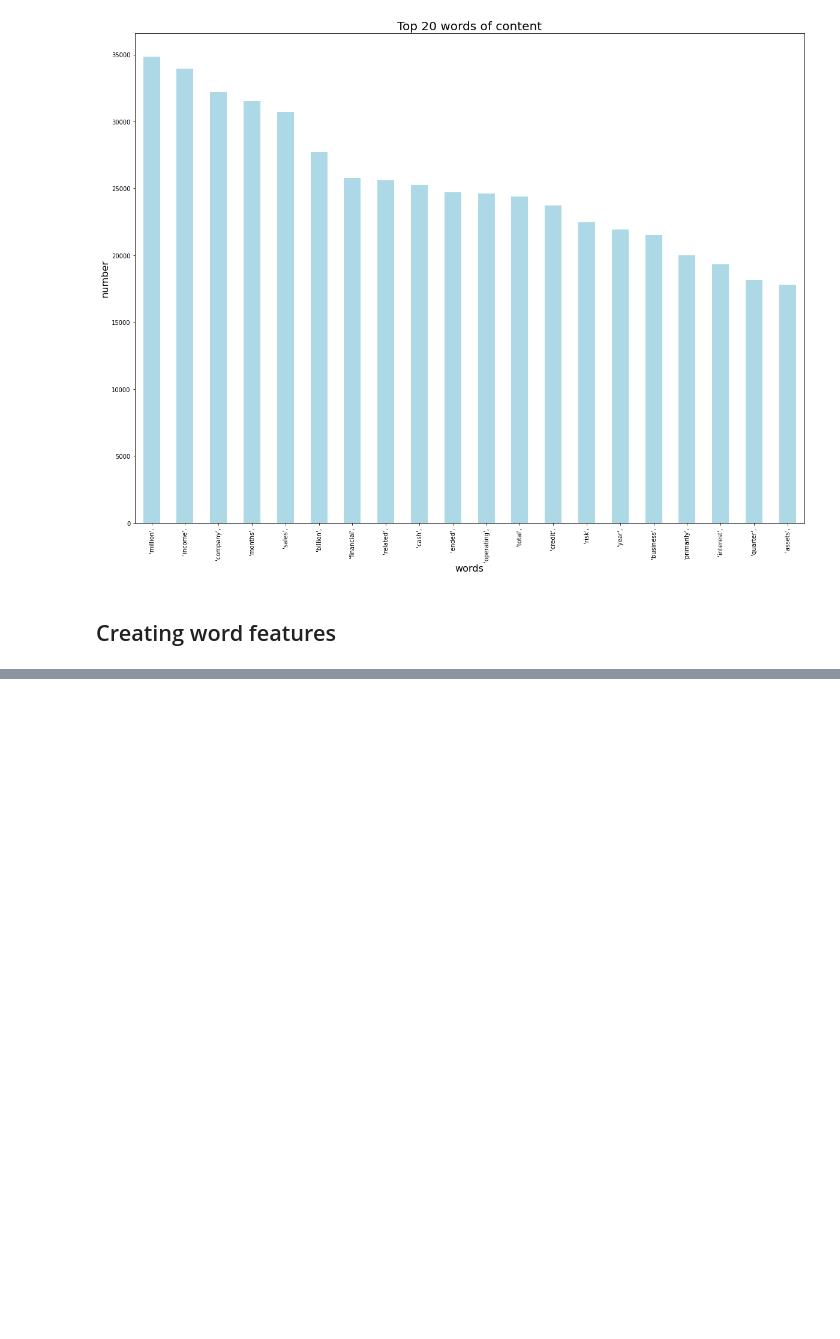
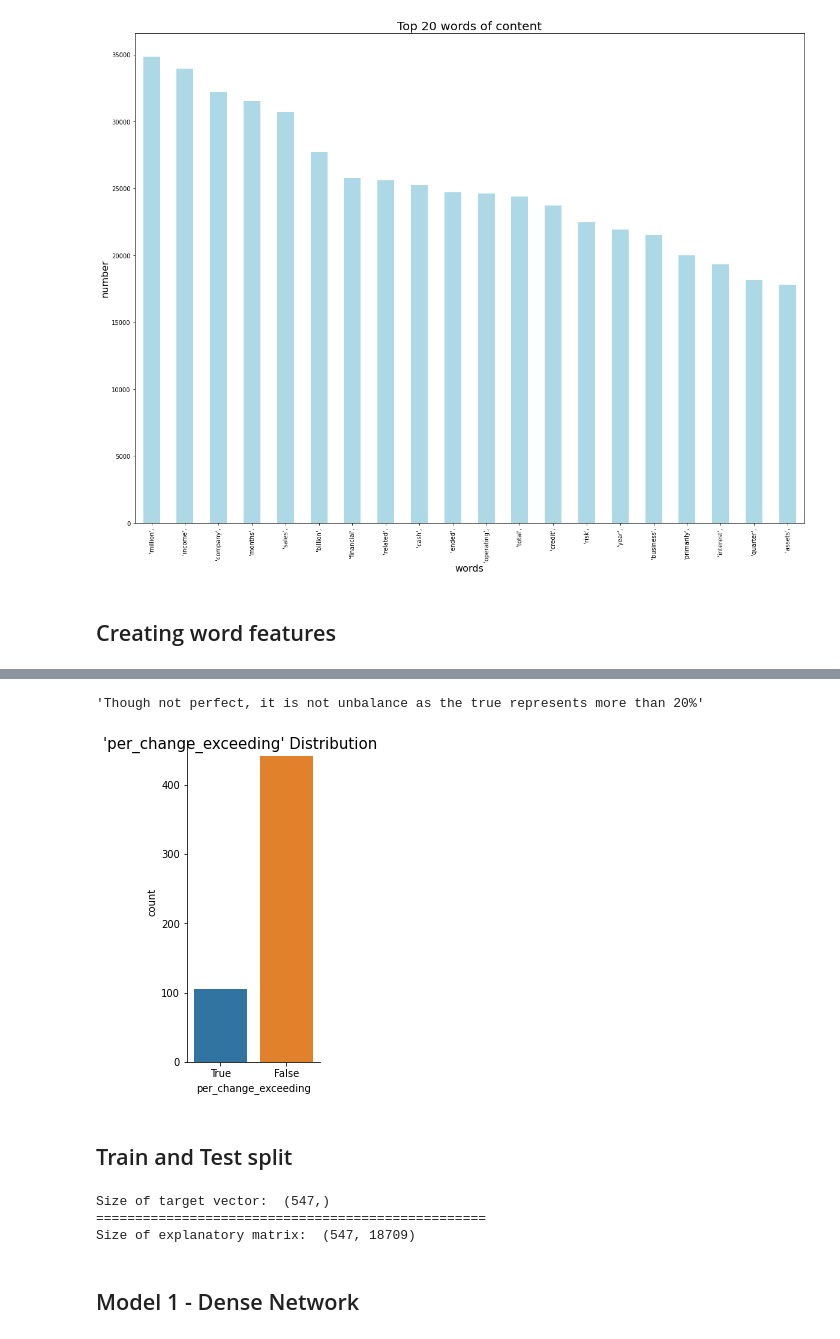
Before and after one commit to Dhruba44/capstone_projectb, a Jupyter notebook: Modelling.ipynb, the cells around one changed output, grey strips where cells are left out. Cells and saved outputs as stored; diff of their text form; code cells hidden in the pictures; blank space fills up the shorter version.

```diff
--- a/Modelling.ipynb
+++ b/Modelling.ipynb
@@ -321,0 +320,2 @@ df_final.head(3)
+# %%
+df_final_2 = df_final.drop(columns = ['file_date','conformed_period'])
@@ -321,0 +324,14 @@ df_final.head(3)
+# %%
+import pandas as pd
+categorical_columns = ['company_ticker','doc_type','beat_expect','conf_pd_mon']
+
+for column in categorical_columns:
+#     print(column, ' ', df_final_2.dtypes[column])
+    tempdf = pd.get_dummies(df_final_2[column], prefix=column)
+    df_final_2 = pd.merge(
+        left=df_final_2,
+        right=tempdf,
+        left_index=True,
+        right_index=True,
+    )
+    df_final_2 = df_final_2.drop(columns=column)
@@ -321,0 +345,36 @@ df_final.head(3)
+# %%
+### Converting Precentage change to boolean variable based on whether the change is exceeding 7%
+
+per_change_exceeding = []
+
+for index, row in df_final_2.iterrows():
+    if row['percent_change'] > 5:
+          per_change_exceeding.append("True")
+    else:
+        per_change_exceeding.append("False")
+# %%
+## adding the response variable to the dataframe and dropping contineous values of percent change
+df_final_2["per_change_exceeding"] = per_change_exceeding
+df_final_2 = df_final_2.drop(columns = ['percent_change'])
+# %%
+## ploting the distribution of response variable
+missbeat_plot = sns.catplot(x="per_change_exceeding", kind="count",data=df_final_2,height=5, aspect=.5)
+missbeat_plot.fig.suptitle("'per_change_exceeding' Distribution",
+                  fontsize=15, fontdict={"weight": "bold"})
+'''Though not perfect, it is not unbalance as the true represents more than 20%'''
+# %% [output]
+'Though not perfect, it is not unbalance as the true represents more than 20%'
+[figure, added]
+# %% [markdown]
+## Train and Test split
+# %%
+## X for explanatory variables and y for the response variable
+y = df_final_2['per_change_exceeding']
+X = df_final_2.drop('per_change_exceeding', axis=1)
+print('Size of target vector: ', y.shape)
+print('='*50)
+print('Size of explanatory matrix: ',X.shape)
+# %% [output]
+Size of target vector:  (547,)
+==================================================
+Size of explanatory matrix:  (547, 18709)
@@ -321,0 +393,2 @@ df_final.head(3)
+# %% [markdown]
+## Model 1 - Dense Network
```
Also changed, not shown: parts of 17 cells of this notebook.
